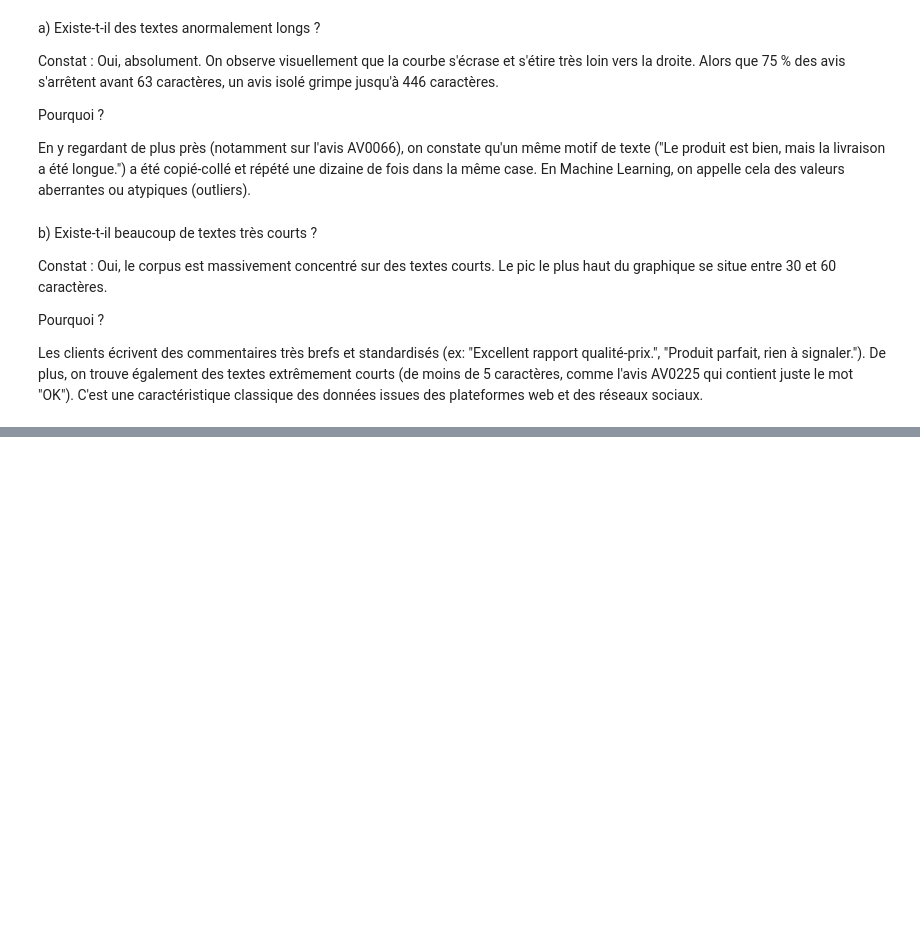
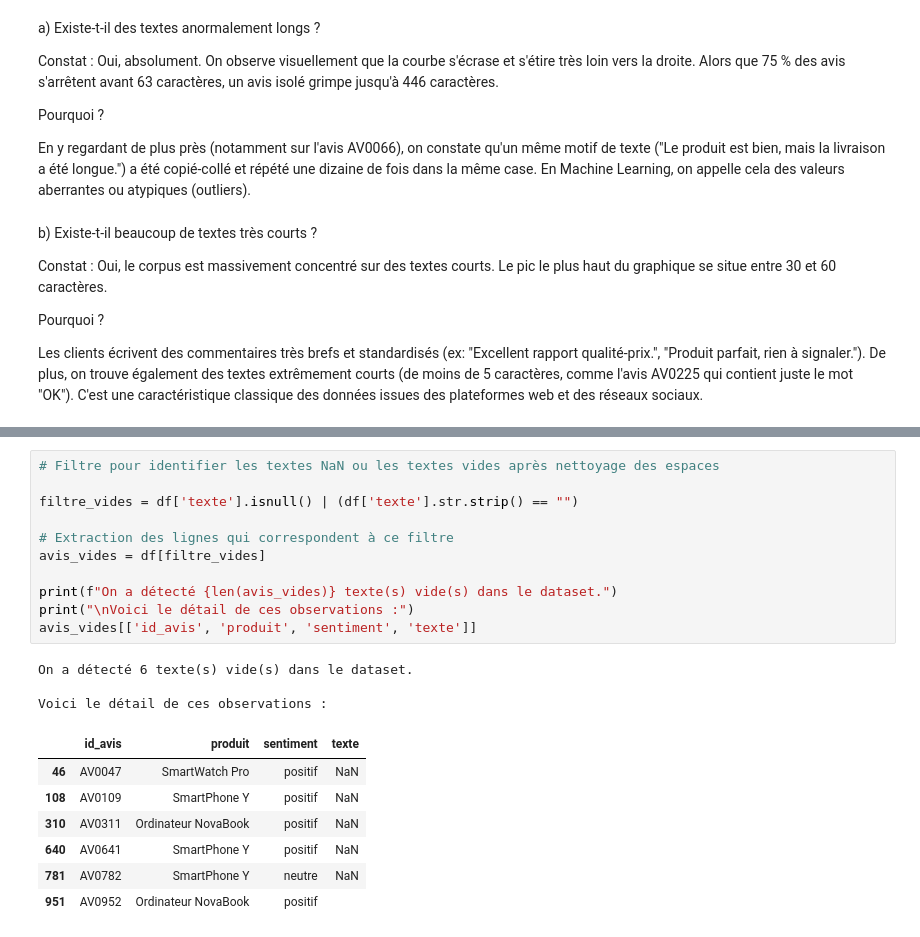
Before and after one commit to cheikhahmedtidiane/atelier_prepa_donnees_textuelles, a Jupyter notebook: atelier_prepa_donnees_textuelles/notebooks/atelier_prepa_donnees_textuelles.ipynb, the cells around one changed output, grey strips where cells are left out. Drawn from its saved outputs; the diff is of its cells as text; blank space fills up the shorter version.

Commit message:
Partie 1 – Exploration du corpus 9) Détection des textes vides

```diff
--- a/atelier_prepa_donnees_textuelles/notebooks/atelier_prepa_donnees_textuelles.ipynb
+++ b/atelier_prepa_donnees_textuelles/notebooks/atelier_prepa_donnees_textuelles.ipynb
@@ -277,0 +288,22 @@ Les clients écrivent des commentaires très brefs et standardisés (ex: "Excell
+# %%
+# Filtre pour identifier les textes NaN ou les textes vides après nettoyage des espaces
+
+filtre_vides = df['texte'].isnull() | (df['texte'].str.strip() == "")
+
+# Extraction des lignes qui correspondent à ce filtre
+avis_vides = df[filtre_vides]
+
+print(f"On a détecté {len(avis_vides)} texte(s) vide(s) dans le dataset.")
+print("\nVoici le détail de ces observations :")
+avis_vides[['id_avis', 'produit', 'sentiment', 'texte']]
+# %% [output]
+On a détecté 6 texte(s) vide(s) dans le dataset.
+
+Voici le détail de ces observations :
+|  | id_avis | produit | sentiment | texte |
+| 46 | AV0047 | SmartWatch Pro | positif | NaN |
+| 108 | AV0109 | SmartPhone Y | positif | NaN |
+| 310 | AV0311 | Ordinateur NovaBook | positif | NaN |
+| 640 | AV0641 | SmartPhone Y | positif | NaN |
+| 781 | AV0782 | SmartPhone Y | neutre | NaN |
+| 951 | AV0952 | Ordinateur NovaBook | positif |  |
```
Also changed, not shown: parts of 2 cells of this notebook.
